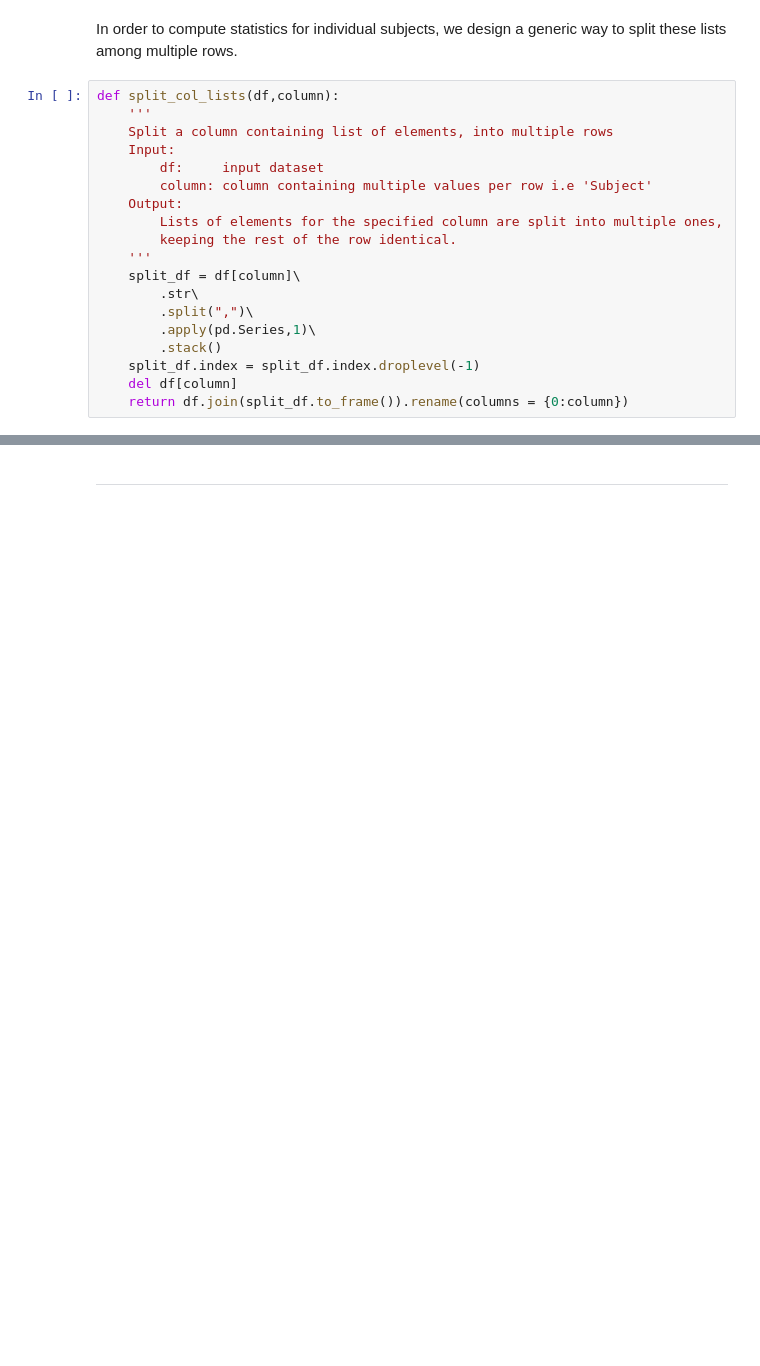
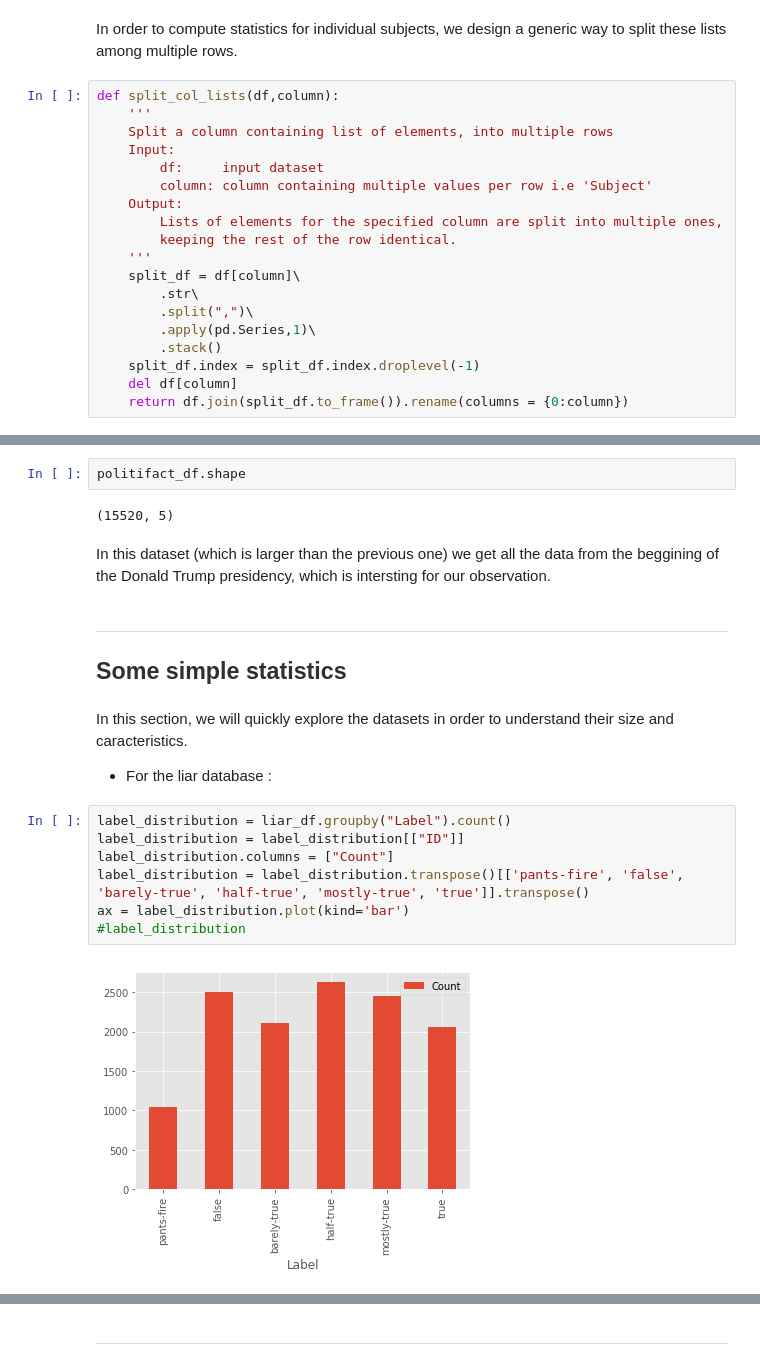
Before and after one commit to nicolasFontbonne/ADA-FakeNews, a Jupyter notebook: main_analysis.ipynb, the cells around one changed output, grey strips where cells are left out. Saved outputs shown, nothing was run; the diff lists cells and outputs as text; blank space fills up the shorter version.

```diff
--- a/main_analysis.ipynb
+++ b/main_analysis.ipynb
@@ -200,0 +216,22 @@ liar_subset_df[["ID","Subject"]]
+# %%
+politifact_df.shape
+# %% [output]
+(15520, 5)
+# %% [markdown]
+In this dataset (which is larger than the previous one) we get all the data from the beggining of the Donald Trump presidency, which is intersting for our observation.
+# %% [markdown]
+---
+## <font color=#303030> Some simple statistics</font>
+# %% [markdown]
+In this section, we will quickly explore the datasets in order to understand their size and caracteristics.
+
+* For the liar database :
+# %%
+label_distribution = liar_df.groupby("Label").count()
+label_distribution = label_distribution[["ID"]]
+label_distribution.columns = ["Count"]
+label_distribution = label_distribution.transpose()[['pants-fire', 'false', 'barely-true', 'half-true', 'mostly-true', 'true']].transpose()
+ax = label_distribution.plot(kind='bar')
+#label_distribution
+# %% [output]
+[figure, added]
```
Also changed, not shown: parts of 64 cells of this notebook, 8 other files.
